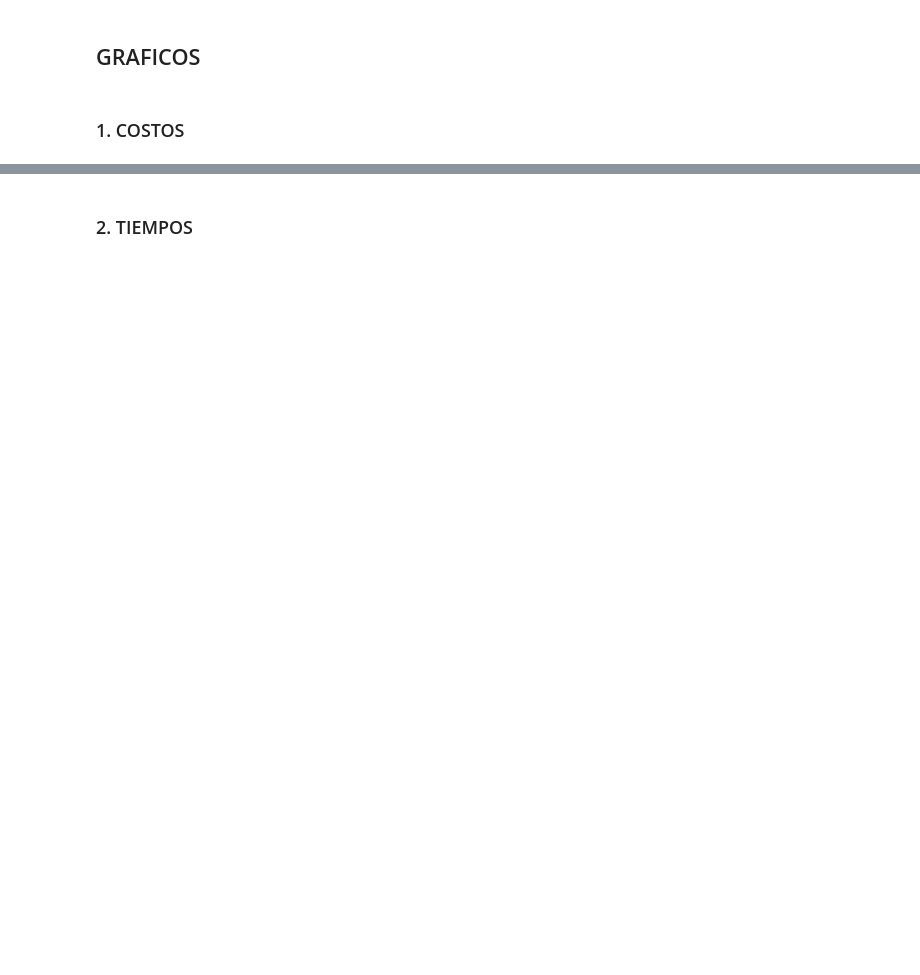
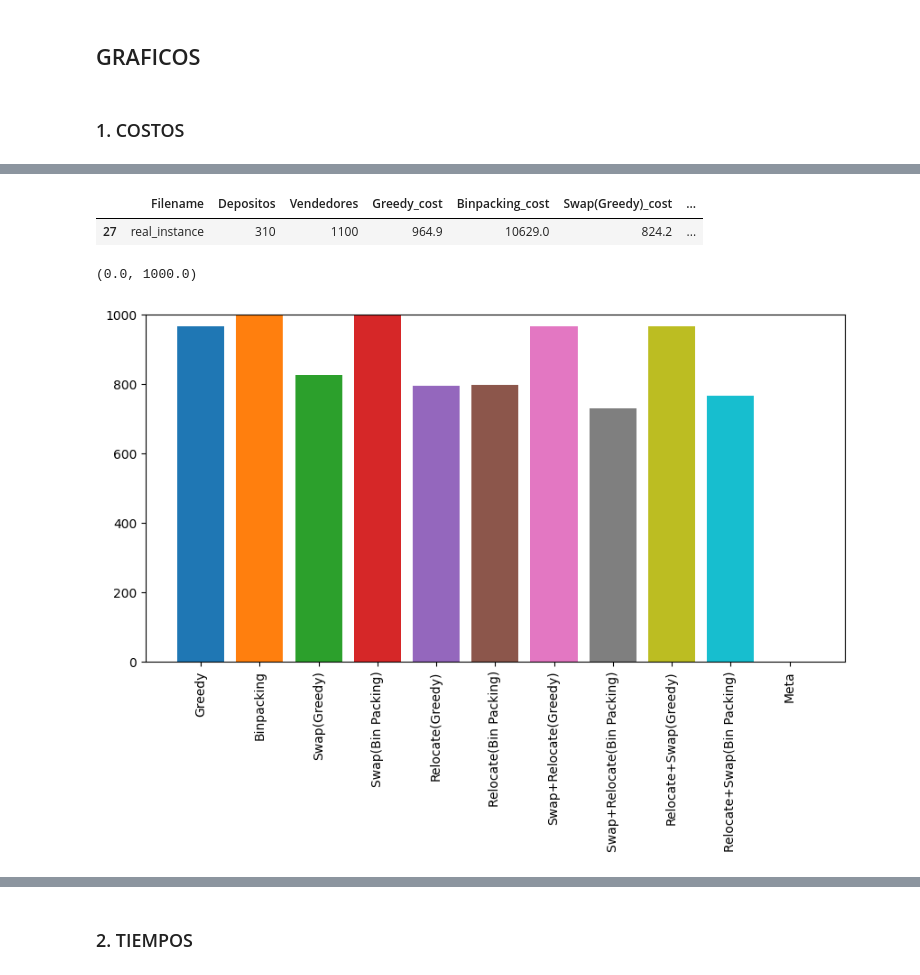
Before and after one commit to IgnacioPardo/TP2_TDV, a Jupyter notebook: src/scripts/experimentacion.ipynb, the cells around one changed output, grey strips where cells are left out. Saved outputs shown, nothing was run; the diff lists cells and outputs as text; code cells hidden in the pictures; blank space fills up the shorter version.

```diff
--- a/src/scripts/experimentacion.ipynb
+++ b/src/scripts/experimentacion.ipynb
@@ -123 +210,18 @@ fig, ax = plt.subplots(figsize=(20, 5))
+# %%
+fig, ax = plt.subplots(1, 1, figsize=(10, 5))
+
+sub_df = costs[-1].tail(1)
+display(sub_df)
+for h in heuristics:
+    ax.bar(h, sub_df[h+"_cost"], label=h)
+
+for tick in ax.get_xticklabels():
+    tick.set_rotation(90)
+
+ax.set_ylim(0, 1000)
+# %% [output]
+|  | Filename | Depositos | Vendedores | Greedy_cost | Binpacking_cost | Swap(Greedy)_cost | ... |
+| 27 | real_instance | 310 | 1100 | 964.9 | 10629.0 | 824.2 | ... |
+(0.0, 1000.0)
+[figure, added]
 # %%
```
Also changed, not shown: parts of 25 cells of this notebook, 19 other files.
